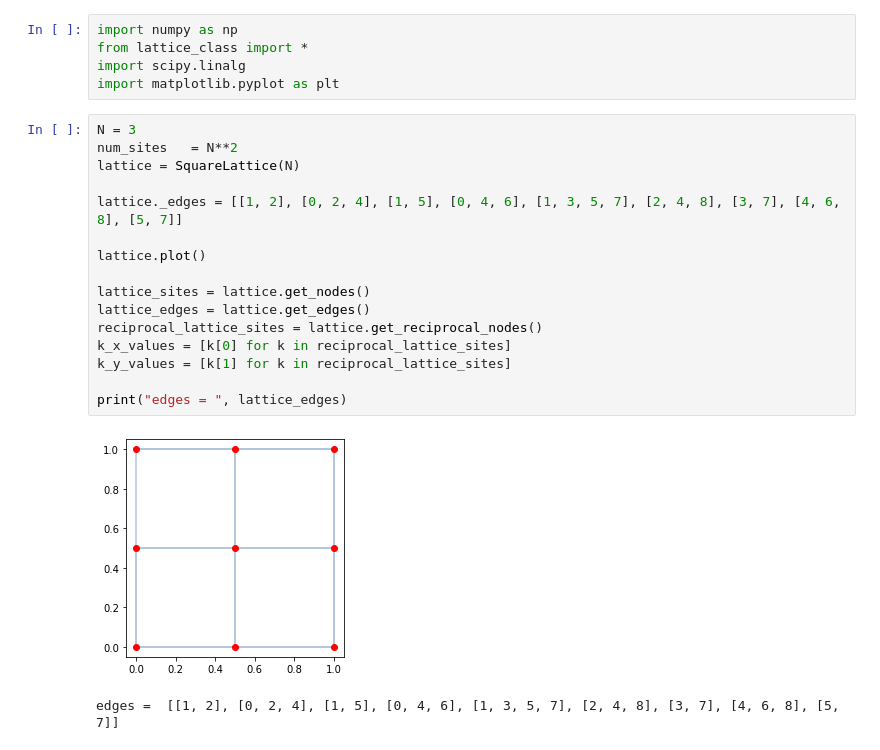
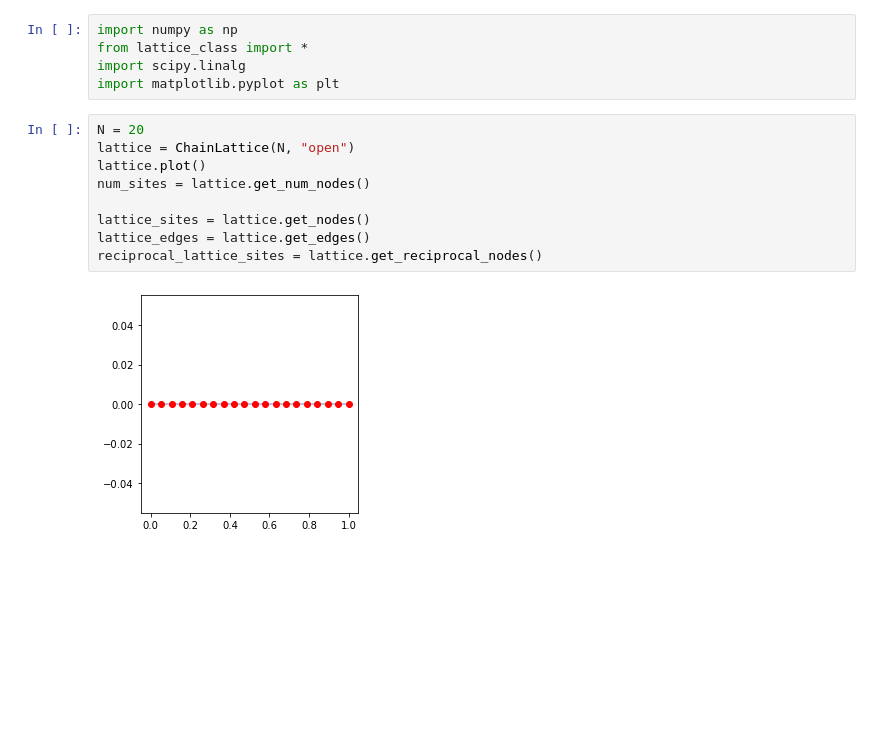
Before and after one commit to isschoch/chiral-p-wave-on-buckyball-geometry, a Jupyter notebook: direct_lattice_sc.ipynb, the cells around one changed output. Saved outputs shown, nothing was run; the diff lists cells and outputs as text; blank space fills up the shorter version.

Commit message:
added direct lattice sc simulation

```diff
--- a/direct_lattice_sc.ipynb
+++ b/direct_lattice_sc.ipynb
@@ -3,25 +3,17 @@ import numpy as np
 from lattice_class import *
 import scipy.linalg
 import matplotlib.pyplot as plt
-# %%
-N = 3
-num_sites   = N**2
-lattice = SquareLattice(N)
-
-lattice._edges = [[1, 2], [0, 2, 4], [1, 5], [0, 4, 6], [1, 3, 5, 7], [2, 4, 8], [3, 7], [4, 6, 8], [5, 7]]
-
-lattice.plot()
-
-lattice_sites = lattice.get_nodes()
-lattice_edges = lattice.get_edges()
-reciprocal_lattice_sites = lattice.get_reciprocal_nodes()
-k_x_values = [k[0] for k in reciprocal_lattice_sites]
-k_y_values = [k[1] for k in reciprocal_lattice_sites]
-
-print("edges = ", lattice_edges)
-# %% [output]
-[figure, removed]
-edges =  [[1, 2], [0, 2, 4], [1, 5], [0, 4, 6], [1, 3, 5, 7], [2, 4, 8], [3, 7], [4, 6, 8], [5, 7]]
+# %%
+N = 20
+lattice = ChainLattice(N, "open")
+lattice.plot()
+num_sites = lattice.get_num_nodes()
+
+lattice_sites = lattice.get_nodes()
+lattice_edges = lattice.get_edges()
+reciprocal_lattice_sites = lattice.get_reciprocal_nodes()
+# %% [output]
+[figure, added]
 # %%
 mu          = -0.5
 delta       = complex(0.5, 0.0)
```
Also changed, not shown: parts of 7 cells of this notebook, 2 other files.
